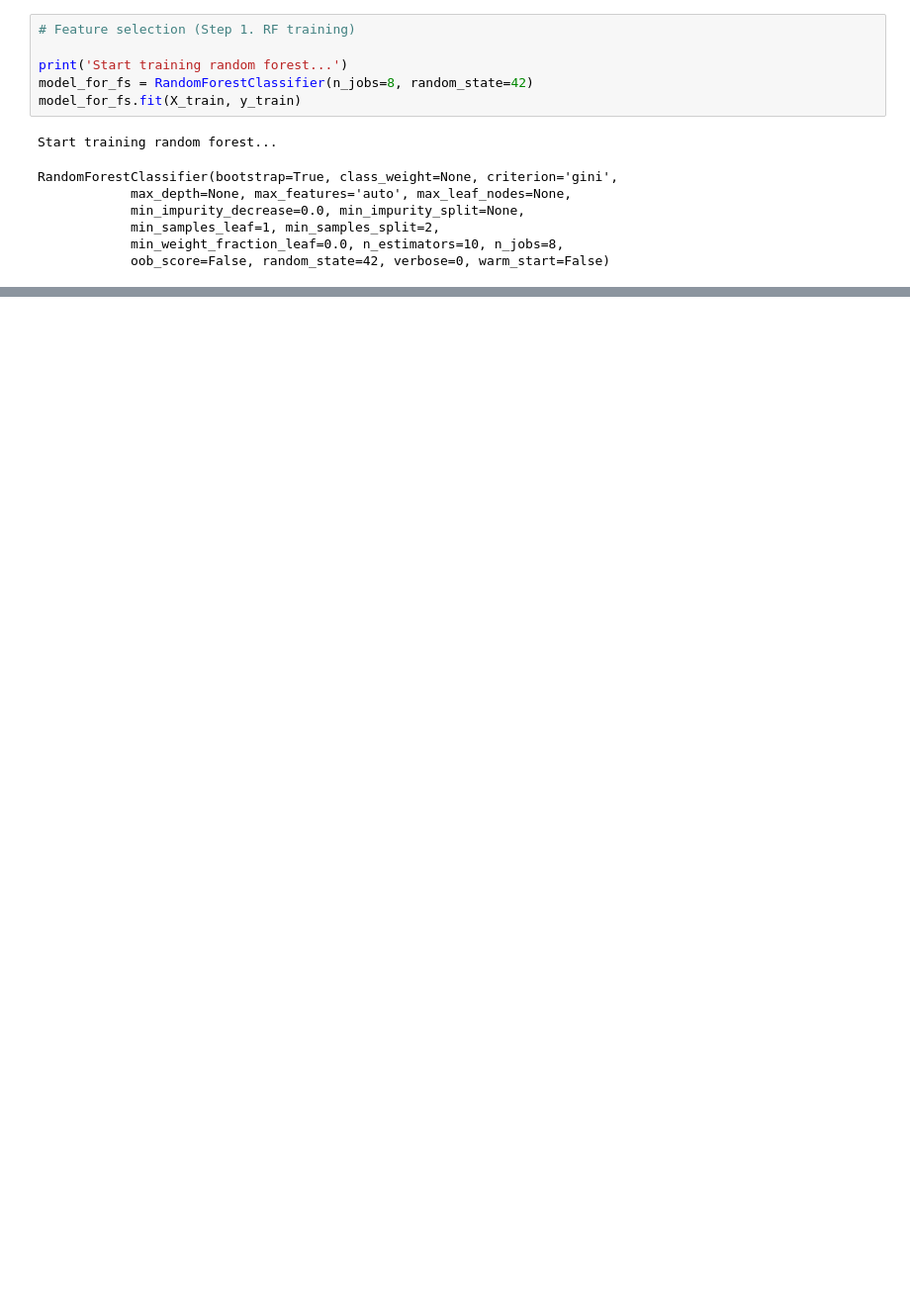
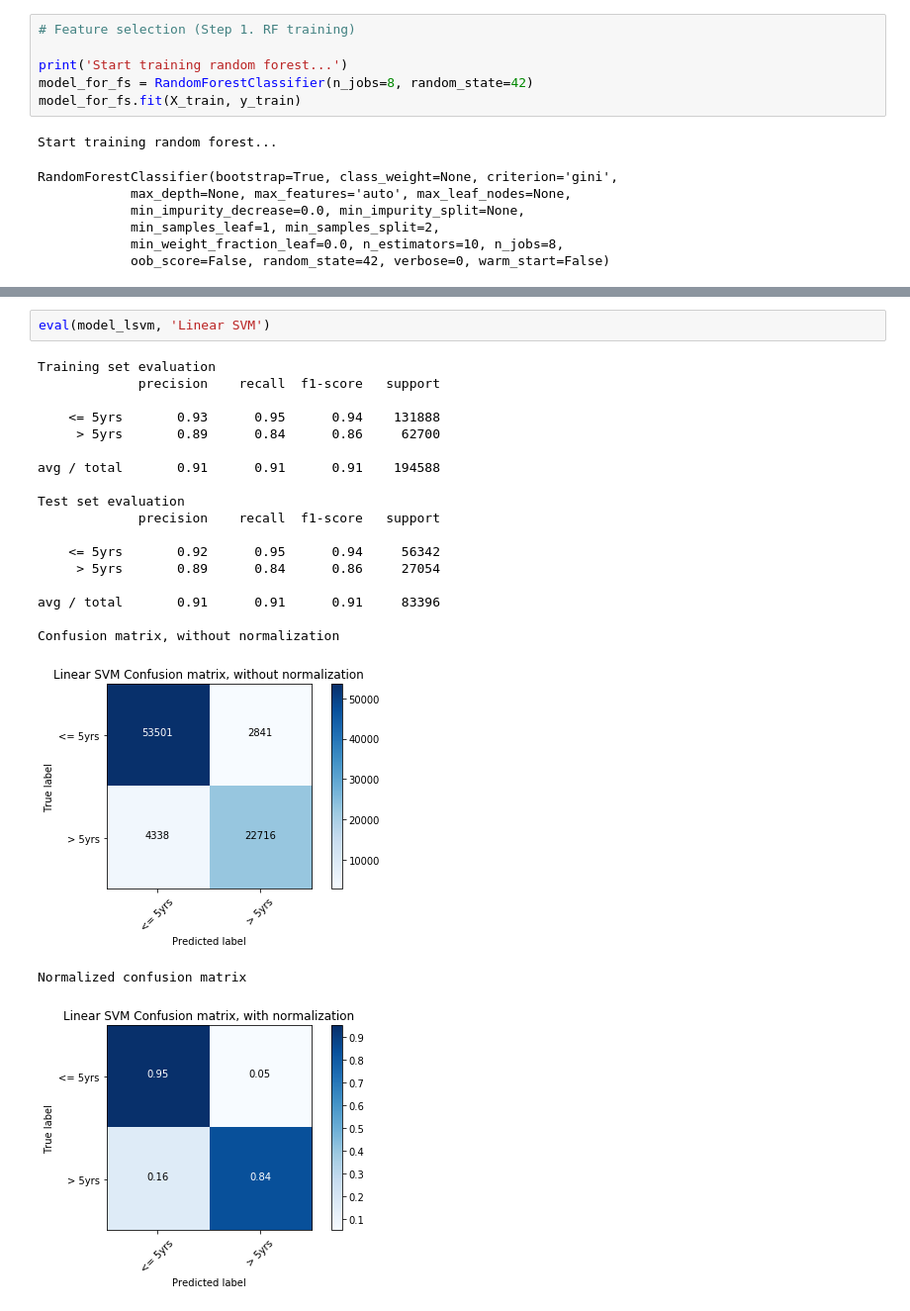
Before and after one commit to junginpark13/seer, a Jupyter notebook: seer/05_simple_model.ipynb, the cells around one changed output, grey strips where cells are left out. Shown at 99% size. Saved outputs shown, nothing was run; the diff lists cells and outputs as text; blank space fills up the shorter version.

```diff
--- a/seer/05_simple_model.ipynb
+++ b/seer/05_simple_model.ipynb
@@ -243,0 +203,23 @@ df_filtered.to_csv(filtered_filename)
+# %%
+eval(model_lsvm, 'Linear SVM')
+# %% [output]
+Training set evaluation
+             precision    recall  f1-score   support
+
+    <= 5yrs       0.93      0.95      0.94    131888
+     > 5yrs       0.89      0.84      0.86     62700
+
+avg / total       0.91      0.91      0.91    194588
+
+Test set evaluation
+             precision    recall  f1-score   support
+
+    <= 5yrs       0.92      0.95      0.94     56342
+     > 5yrs       0.89      0.84      0.86     27054
+
+avg / total       0.91      0.91      0.91     83396
+
+Confusion matrix, without normalization
+[figure, added]
+Normalized confusion matrix
+[figure, added]
```
Also changed, not shown: parts of 18 cells of this notebook, 5 other files.
